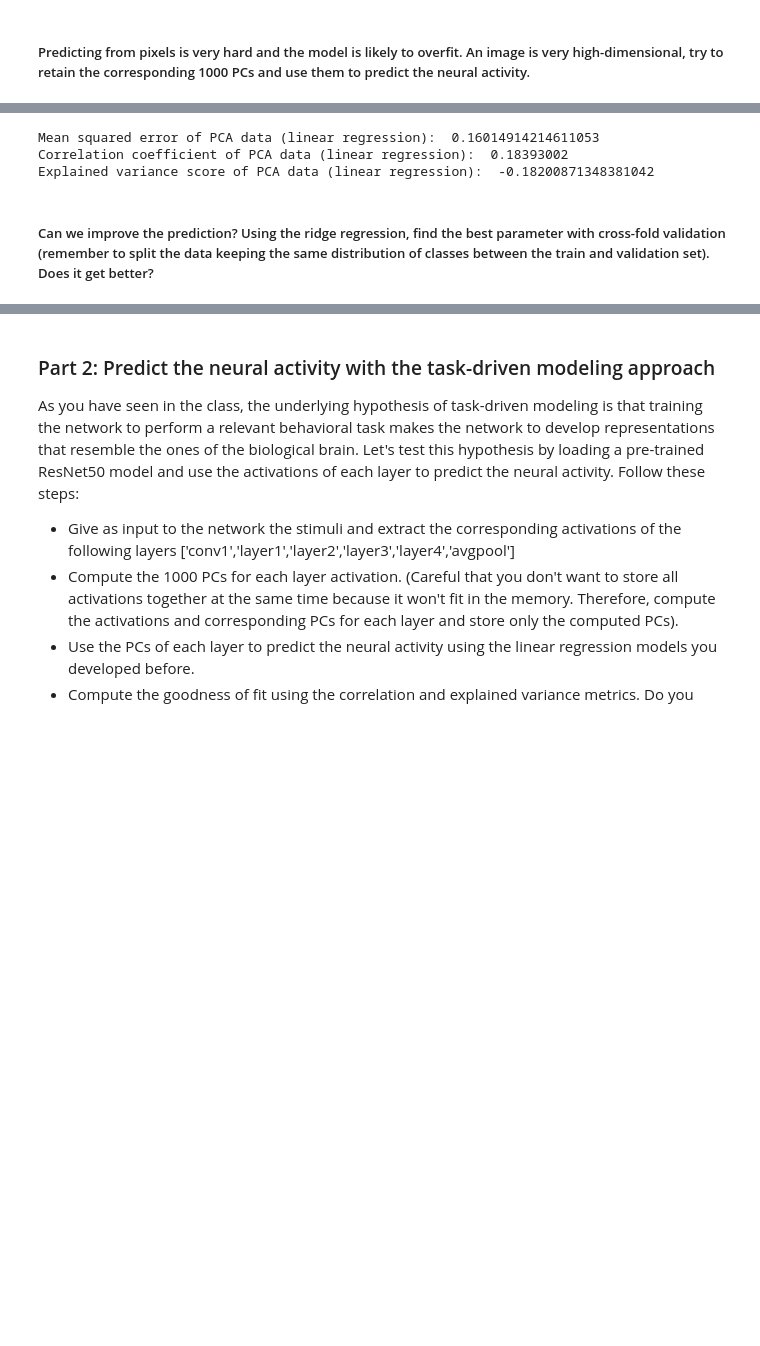
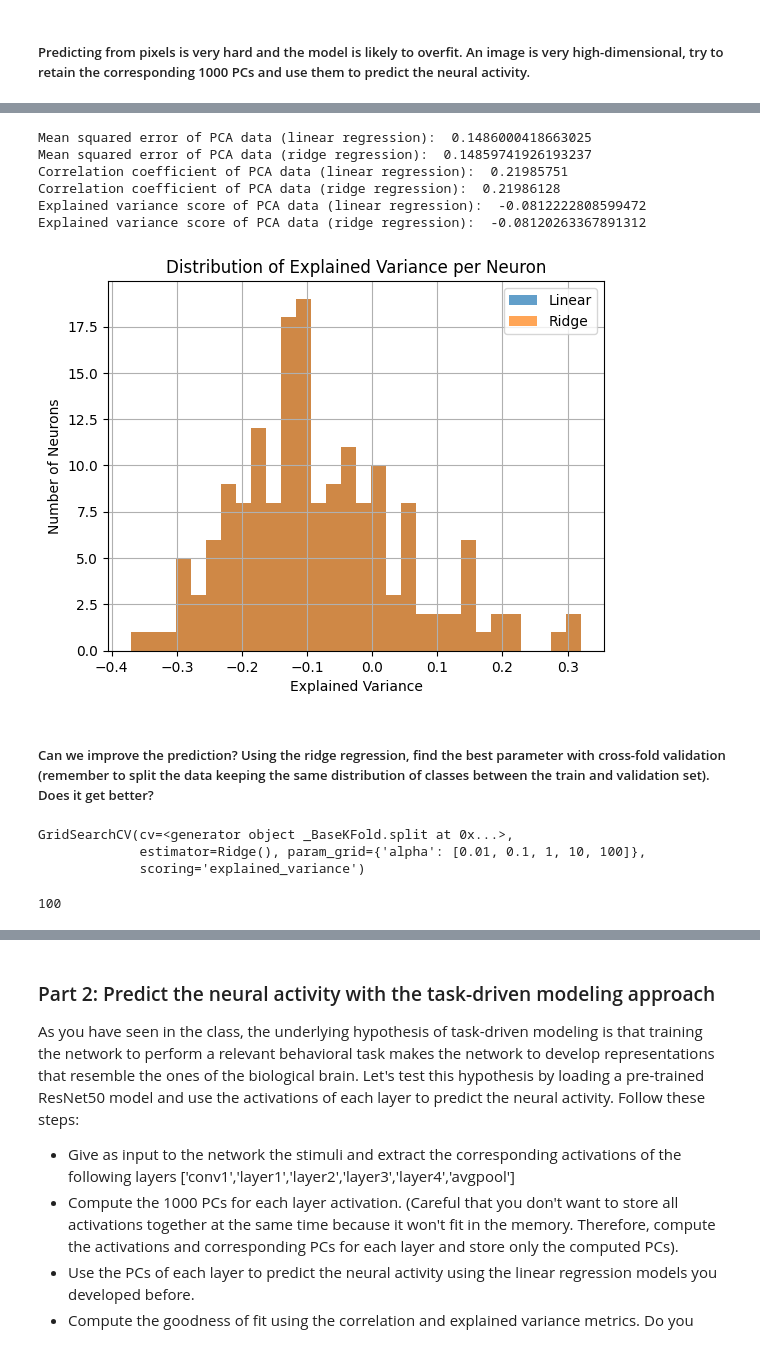
Before and after one commit to nivedya-nambiar/NX-414_groupSRN, a Jupyter notebook: Week 6/week6.ipynb, the cells around one changed output, grey strips where cells are left out. Saved outputs shown, nothing was run; the diff lists cells and outputs as text; code cells hidden in the pictures; blank space fills up the shorter version.

```diff
--- a/Week 6/week6.ipynb
+++ b/Week 6/week6.ipynb
@@ -237,16 +345,51 @@ lr_y_pred_test_pca = load_pkl('lr_y_pred_test_pca.pkl')
+# %%
+# Load the model and predictions
+lr_model_train_pca = load_pkl('lr_model_train_pca.pkl')
+lr_y_pred_val_pca = load_pkl('lr_y_pred_val_pca.pkl')
+
+rr_model_train_pca = load_pkl('rr_model_train_pca.pkl')
+rr_y_pred_val_pca = load_pkl('rr_y_pred_val_pca.pkl')
 # %%
 # mse
-lr_mse_pca = mean_squared_error(y_test, lr_y_pred_test_pca)
+lr_mse_pca = mean_squared_error(spikes_val, lr_y_pred_val_pca)
+rr_mse_pca = mean_squared_error(spikes_val, rr_y_pred_val_pca)
 print('Mean squared error of PCA data (linear regression): ', lr_mse_pca)
+print('Mean squared error of PCA data (ridge regression): ', rr_mse_pca)
 # correlation
-lr_correlation_pca = calculate_correlation(y_test, lr_y_pred_test_pca)
+lr_correlation_pca = calculate_correlation(spikes_val, lr_y_pred_val_pca)
+rr_correlation_pca = calculate_correlation(spikes_val, rr_y_pred_val_pca)
 print('Correlation coefficient of PCA data (linear regression): ', lr_correlation_pca)
+print('Correlation coefficient of PCA data (ridge regression): ', rr_correlation_pca)
 #ev
-lr_explained_variance_pca = explained_variance_score(y_test, lr_y_pred_test_pca)
+lr_explained_variance_pca = explained_variance_score(spikes_val, lr_y_pred_val_pca)
+rr_explained_variance_pca = explained_variance_score(spikes_val, rr_y_pred_val_pca)
 print('Explained variance score of PCA data (linear regression): ', lr_explained_variance_pca)
+print('Explained variance score of PCA data (ridge regression): ', rr_explained_variance_pca)
 # %% [output]
-Mean squared error of PCA data (linear regression):  0.16014914214611053
-Correlation coefficient of PCA data (linear regression):  0.18393002
-Explained variance score of PCA data (linear regression):  -0.18200871348381042
+Mean squared error of PCA data (linear regression):  0.1486000418663025
+Mean squared error of PCA data (ridge regression):  0.14859741926193237
+Correlation coefficient of PCA data (linear regression):  0.21985751
+Correlation coefficient of PCA data (ridge regression):  0.21986128
+Explained variance score of PCA data (linear regression):  -0.0812222808599472
+Explained variance score of PCA data (ridge regression):  -0.08120263367891312
+# %%
+import matplotlib.pyplot as plt
+
+# Compute per-neuron explained variance
+lr_ev_per_neuron = explained_variance_score(spikes_val, lr_y_pred_val_pca, multioutput='raw_values')
+rr_ev_per_neuron = explained_variance_score(spikes_val, rr_y_pred_val_pca, multioutput='raw_values')
+
+lr_ev_per_neuron.shape = (168,)  # one value per neuron
+
+plt.hist(lr_ev_per_neuron, bins=30, alpha=0.7, label='Linear')
+plt.hist(rr_ev_per_neuron, bins=30, alpha=0.7, label='Ridge')
+plt.xlabel('Explained Variance')
+plt.ylabel('Number of Neurons')
+plt.title('Distribution of Explained Variance per Neuron')
+plt.legend()
+plt.grid(True)
+plt.show()
+# %% [output]
+[figure, added]
 # %% [markdown]
 ##### Can we improve the prediction? Using the ridge regression, find the best parameter with cross-fold validation (remember to split the data keeping the same distribution of classes between the train and validation set). Does it get better?
@@ -254,0 +396,26 @@ Explained variance score of PCA data (linear regression):  -0.18200871348381042
+# %%
+y_classes = [get_category(obj) for obj in objects_train]
+
+from sklearn.linear_model import Ridge
+from sklearn.model_selection import StratifiedKFold, GridSearchCV
+
+ridge = Ridge()
+
+param_grid = {
+    'alpha': [0.01, 0.1, 1, 10, 100]  # Or np.logspace(-2, 2, 10)
+}
+
+skf = StratifiedKFold(n_splits=5, shuffle=True, random_state=42)
+
+grid = GridSearchCV(
+    estimator=ridge,
+    param_grid=param_grid,
+    cv=skf.split(flatten_stimulus_train, y_classes),
+    scoring='explained_variance'
+)
+
+grid.fit(flatten_stimulus_train, spikes_train)
+# %% [output]
+GridSearchCV(cv=<generator object _BaseKFold.split at 0x...>,
+             estimator=Ridge(), param_grid={'alpha': [0.01, 0.1, 1, 10, 100]},
+             scoring='explained_variance')
@@ -254,0 +425,4 @@ Explained variance score of PCA data (linear regression):  -0.18200871348381042
+# %%
+best_alpha
+# %% [output]
+100
```
Also changed, not shown: parts of 61 cells of this notebook.
